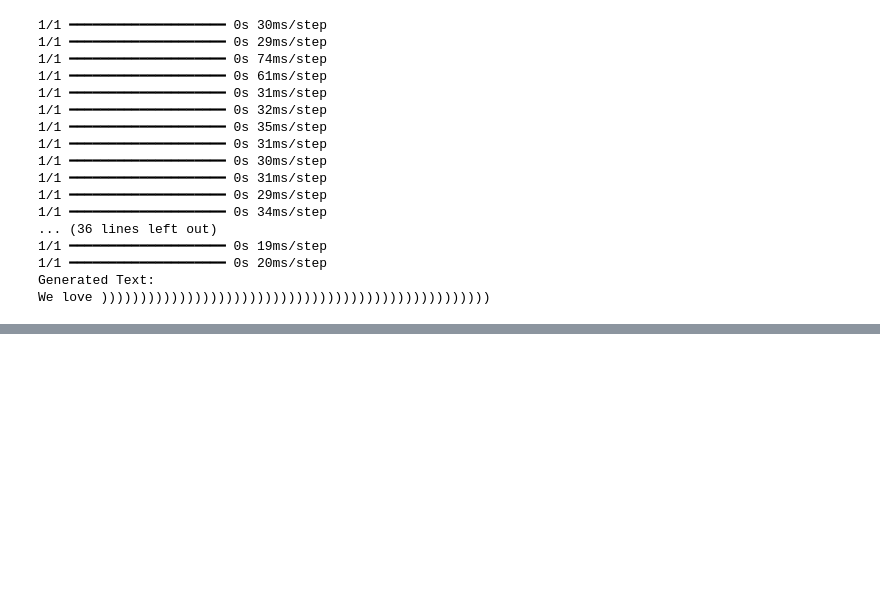
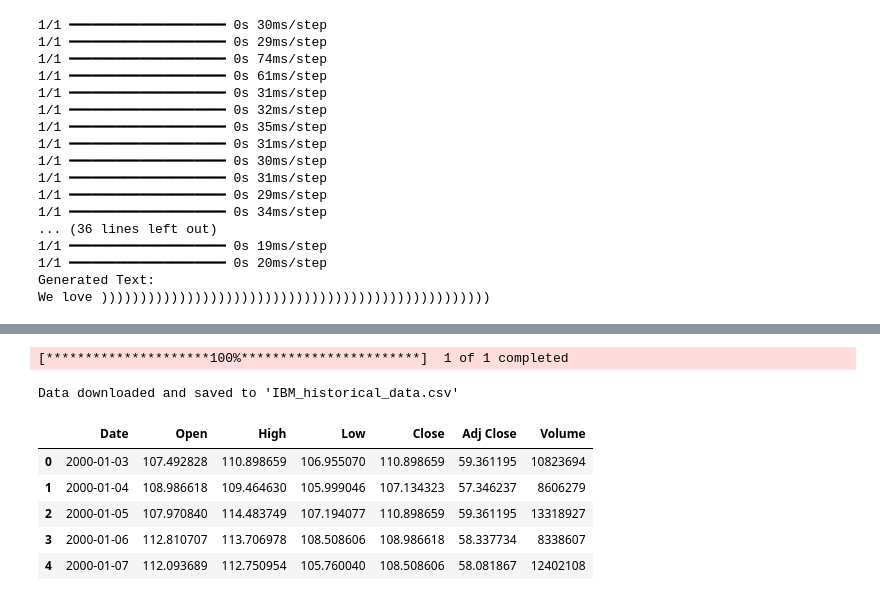
Before and after one commit to HafizAQ/ML_Practices, a Jupyter notebook: Deep_Learning_Supervised.ipynb, the cells around one changed output, grey strips where cells are left out. Drawn from its saved outputs; the diff is of its cells as text; code cells hidden in the pictures; blank space fills up the shorter version.

```diff
--- a/Deep_Learning_Supervised.ipynb
+++ b/Deep_Learning_Supervised.ipynb
@@ -468,0 +789,35 @@ A simple variant of RNN. GRU: Has two gates (reset and update gates) and combine
+# %%
+#i) Downloading dataset
+
+import pandas as pd
+import yfinance as yf
+
+# Define the ticker symbol
+ticker_symbol = 'IBM'
+
+# Define the date range
+start_date = '2000-01-01'
+end_date = '2024-04-01'
+
+# Download historical data
+data = yf.download(ticker_symbol, start=start_date, end=end_date)
+
+# Save data to CSV file
+csv_filename = f'{ticker_symbol}_historical_data.csv'
+data.to_csv(csv_filename)
+
+print(f"Data downloaded and saved to '{csv_filename}'")
+# %% [output]
+[*********************100%***********************]  1 of 1 completed
+Data downloaded and saved to 'IBM_historical_data.csv'
+# %%
+#ii) Loading datset
+data=pd.read_csv("/content/IBM_historical_data.csv")
+data.head()
+# %% [output]
+|  | Date | Open | High | Low | Close | Adj Close | Volume |
+| 0 | 2000-01-03 | 107.492828 | 110.898659 | 106.955070 | 110.898659 | 59.361195 | 10823694 |
+| 1 | 2000-01-04 | 108.986618 | 109.464630 | 105.999046 | 107.134323 | 57.346237 | 8606279 |
+| 2 | 2000-01-05 | 107.970840 | 114.483749 | 107.194077 | 110.898659 | 59.361195 | 13318927 |
+| 3 | 2000-01-06 | 112.810707 | 113.706978 | 108.508606 | 108.986618 | 58.337734 | 8338607 |
+| 4 | 2000-01-07 | 112.093689 | 112.750954 | 105.760040 | 108.508606 | 58.081867 | 12402108 |
```
Also changed, not shown: parts of 21 cells of this notebook.
